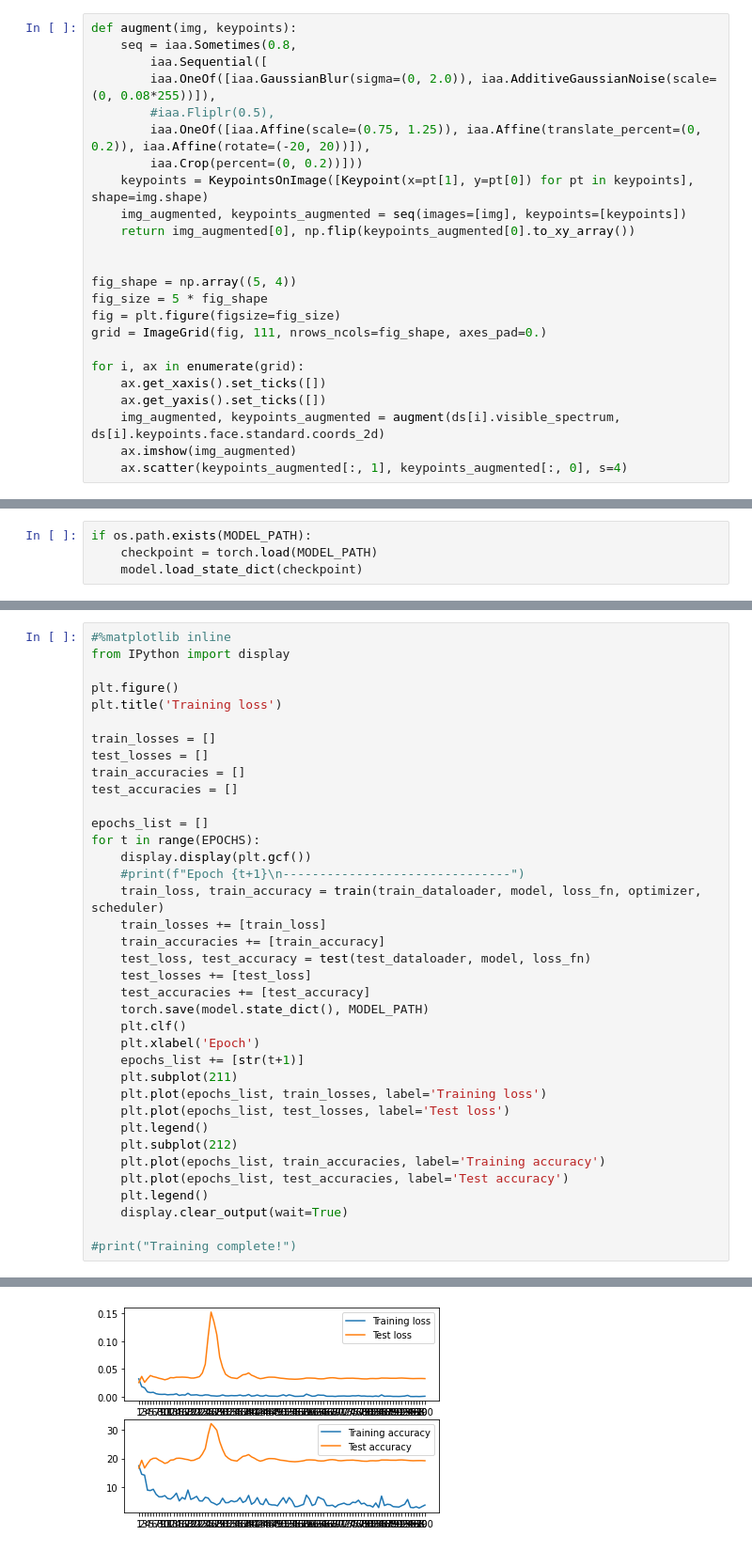
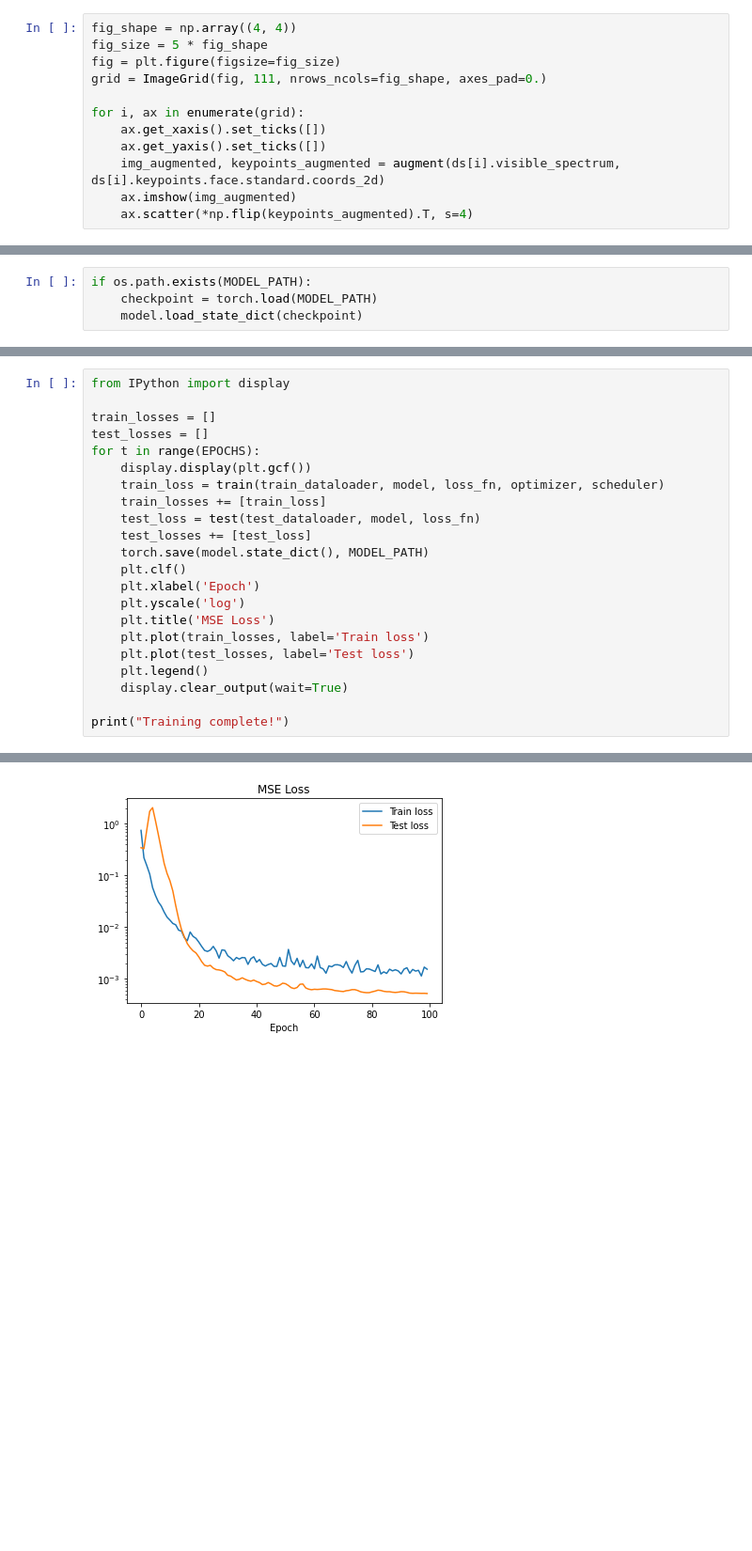
Before and after one commit to DatagenTech/dgutils, a Jupyter notebook: Notebooks/neural_network.ipynb, the cells around one changed output, grey strips where cells are left out. Shown at 94% size. Drawn from its saved outputs; the diff is of its cells as text; blank space fills up the shorter version.

```diff
--- a/Notebooks/neural_network.ipynb
+++ b/Notebooks/neural_network.ipynb
@@ -117,17 +123,5 @@ We will use gaussian blur and noise, horizontal flip, scaling, translation, rota
 # %%
-def augment(img, keypoints):
-    seq = iaa.Sometimes(0.8,
-        iaa.Sequential([
-        iaa.OneOf([iaa.GaussianBlur(sigma=(0, 2.0)), iaa.AdditiveGaussianNoise(scale=(0, 0.08*255))]),
-        #iaa.Fliplr(0.5),
-        iaa.OneOf([iaa.Affine(scale=(0.75, 1.25)), iaa.Affine(translate_percent=(0, 0.2)), iaa.Affine(rotate=(-20, 20))]),
-        iaa.Crop(percent=(0, 0.2))]))
-    keypoints = KeypointsOnImage([Keypoint(x=pt[1], y=pt[0]) for pt in keypoints], shape=img.shape)
-    img_augmented, keypoints_augmented = seq(images=[img], keypoints=[keypoints])
-    return img_augmented[0], np.flip(keypoints_augmented[0].to_xy_array())
-
-
-fig_shape = np.array((5, 4))
+fig_shape = np.array((4, 4))
 fig_size = 5 * fig_shape
 fig = plt.figure(figsize=fig_size)
 grid = ImageGrid(fig, 111, nrows_ncols=fig_shape, axes_pad=0.)
@@ -137,5 +131,5 @@ for i, ax in enumerate(grid):
     ax.get_yaxis().set_ticks([])
     img_augmented, keypoints_augmented = augment(ds[i].visible_spectrum, ds[i].keypoints.face.standard.coords_2d)
     ax.imshow(img_augmented)
-    ax.scatter(keypoints_augmented[:, 1], keypoints_augmented[:, 0], s=4)
+    ax.scatter(*np.flip(keypoints_augmented).T, s=4)
 # %% [output]
@@ -205,38 +178,23 @@ if os.path.exists(MODEL_PATH):
 # %%
-#%matplotlib inline
 from IPython import display
-
-plt.figure()
-plt.title('Training loss')
 
 train_losses = []
 test_losses = []
-train_accuracies = []
-test_accuracies = []
-
-epochs_list = []
 for t in range(EPOCHS):
     display.display(plt.gcf())
-    #print(f"Epoch {t+1}\n-------------------------------")
-    train_loss, train_accuracy = train(train_dataloader, model, loss_fn, optimizer, scheduler)
+    train_loss = train(train_dataloader, model, loss_fn, optimizer, scheduler)
     train_losses += [train_loss]
-    train_accuracies += [train_accuracy]
-    test_loss, test_accuracy = test(test_dataloader, model, loss_fn)
+    test_loss = test(test_dataloader, model, loss_fn)
     test_losses += [test_loss]
-    test_accuracies += [test_accuracy]
     torch.save(model.state_dict(), MODEL_PATH)
     plt.clf()
     plt.xlabel('Epoch')
-    epochs_list += [str(t+1)]
-    plt.subplot(211)
-    plt.plot(epochs_list, train_losses, label='Training loss')
-    plt.plot(epochs_list, test_losses, label='Test loss')
-    plt.legend()
-    plt.subplot(212)
-    plt.plot(epochs_list, train_accuracies, label='Training accuracy')
-    plt.plot(epochs_list, test_accuracies, label='Test accuracy')
+    plt.yscale('log')
+    plt.title('MSE Loss')
+    plt.plot(train_losses, label='Train loss')
+    plt.plot(test_losses, label='Test loss')
     plt.legend()
     display.clear_output(wait=True)
 
-#print("Training complete!")
+print("Training complete!")
 # %% [output]
@@ -243,2 +202,2 @@ for t in range(EPOCHS):
-[figure, old version]
+[figure, new version]
 # %% [markdown]
```
Also changed, not shown: parts of 16 cells of this notebook, 1 other file.
